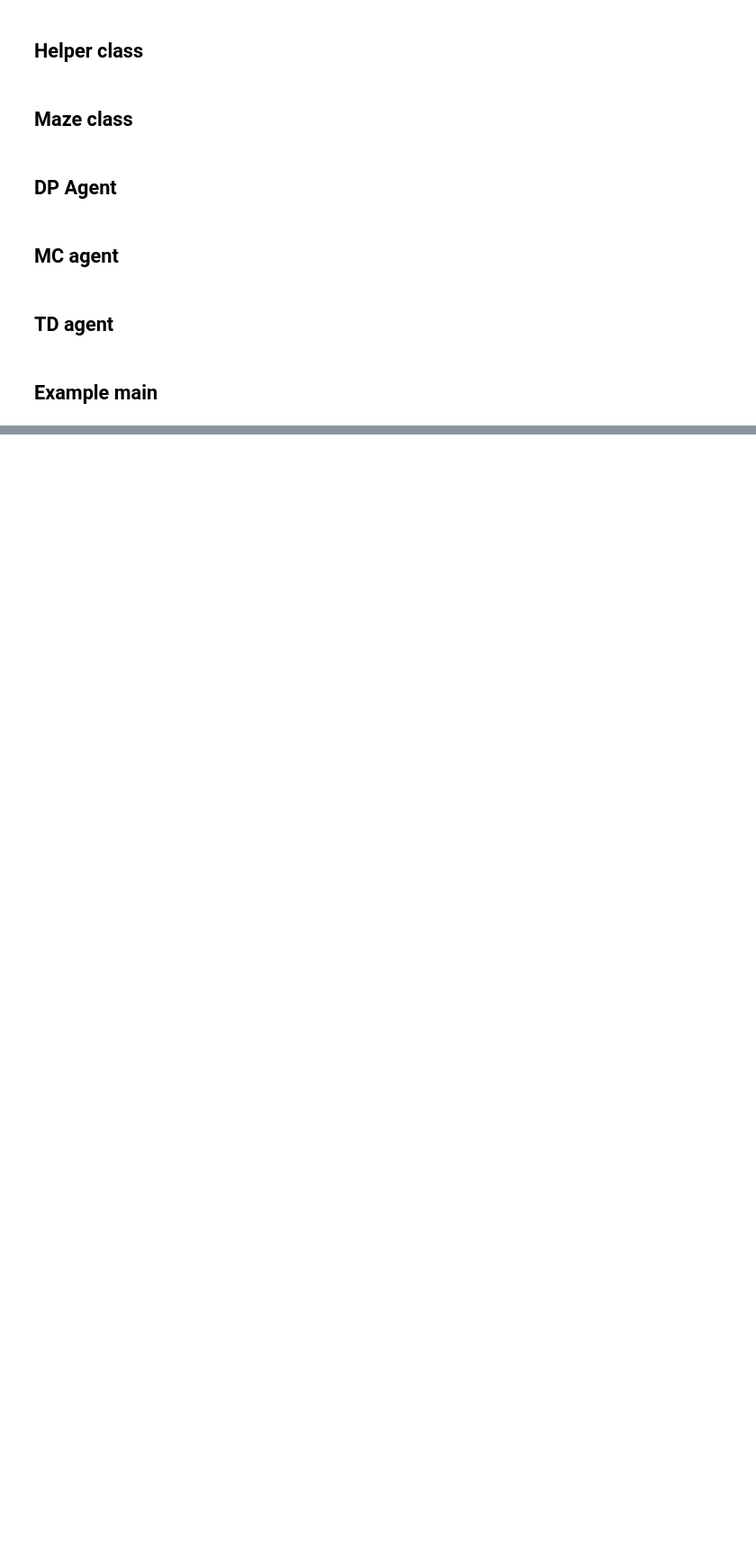
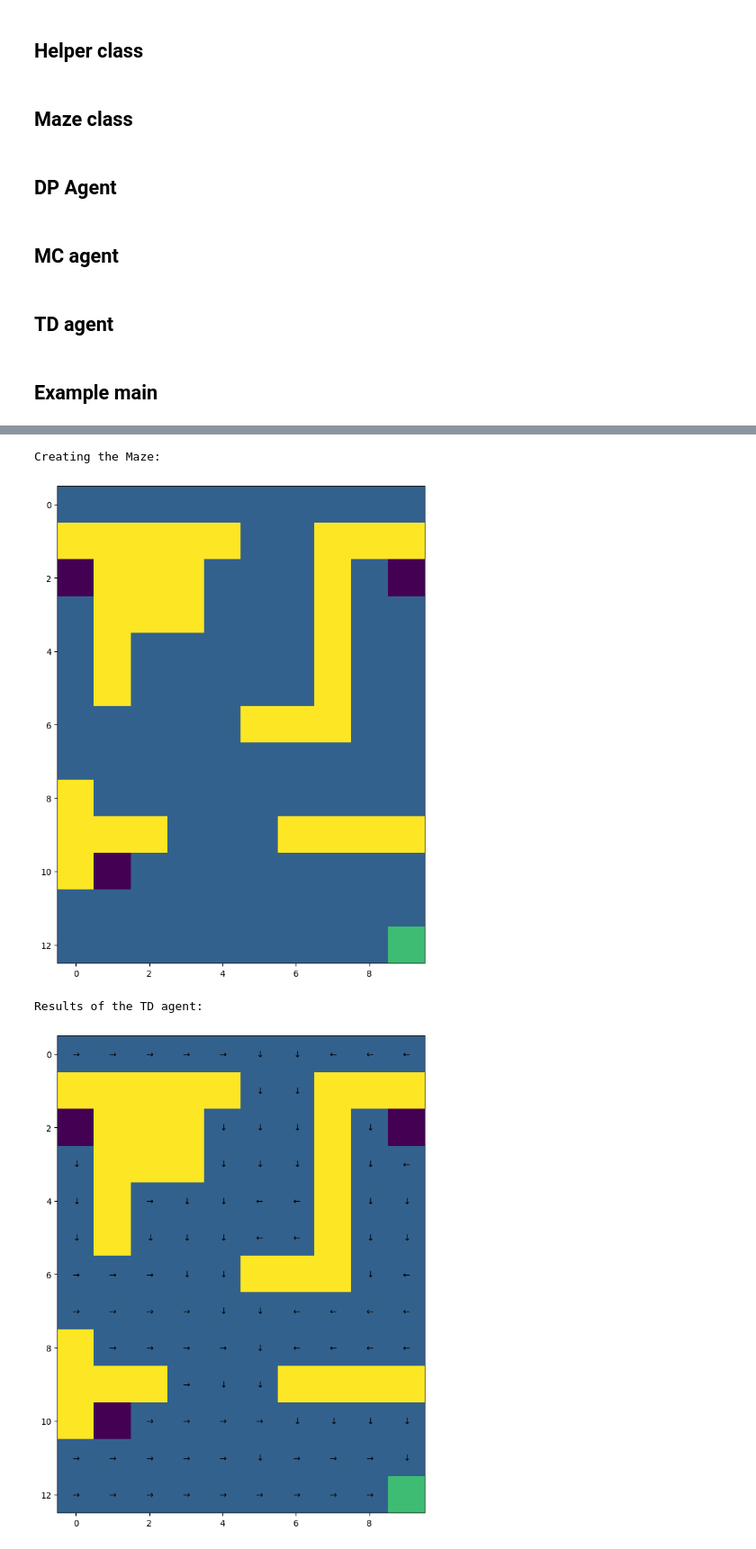
Before and after one commit to andyfu-xl/RL_CW1, a Jupyter notebook: coursework_1_maze.ipynb, the cells around one changed output, grey strips where cells are left out. Shown: that part at 90% size. Saved outputs shown, nothing was run; the diff lists cells and outputs as text; code cells hidden in the pictures; blank space fills up the shorter version.

```diff
--- a/coursework_1_maze.ipynb
+++ b/coursework_1_maze.ipynb
@@ -723,0 +660,42 @@ IndexError: list index out of range
+# %%
+# Example main (can be edited)
+
+### Question 0: Defining the environment
+
+print("Creating the Maze:\n")
+maze = Maze()
+
+
+### Question 1: Dynamic programming
+
+# dp_agent = DP_agent()
+# dp_policy, dp_value = dp_agent.solve(maze)
+
+# print("Results of the DP agent:\n")
+# maze.get_graphics().draw_policy(dp_policy)
+# maze.get_graphics().draw_value(dp_value)
+
+
+### Question 2: Monte-Carlo learning
+# total_rewards_list = []
+# for i in range(25):
+#     mc_agent = MC_agent()
+#     mc_policy, mc_values, total_rewards = mc_agent.solve(maze)
+#     print(i)
+#     total_rewards_list.append(total_rewards)
+# print(total_rewards_list)
+
+
+### Question 3: Temporal-Difference learning
+
+td_agent = TD_agent()
+td_policy, td_values, total_rewards = td_agent.solve(maze)
+
+print("Results of the TD agent:\n")
+maze.get_graphics().draw_policy(td_policy)
+maze.get_graphics().draw_value(td_values[-1])
+# %% [output]
+Creating the Maze:
+[figure, added]
+Results of the TD agent:
+[figure, added]
```
Also changed, not shown: parts of 11 cells of this notebook.
